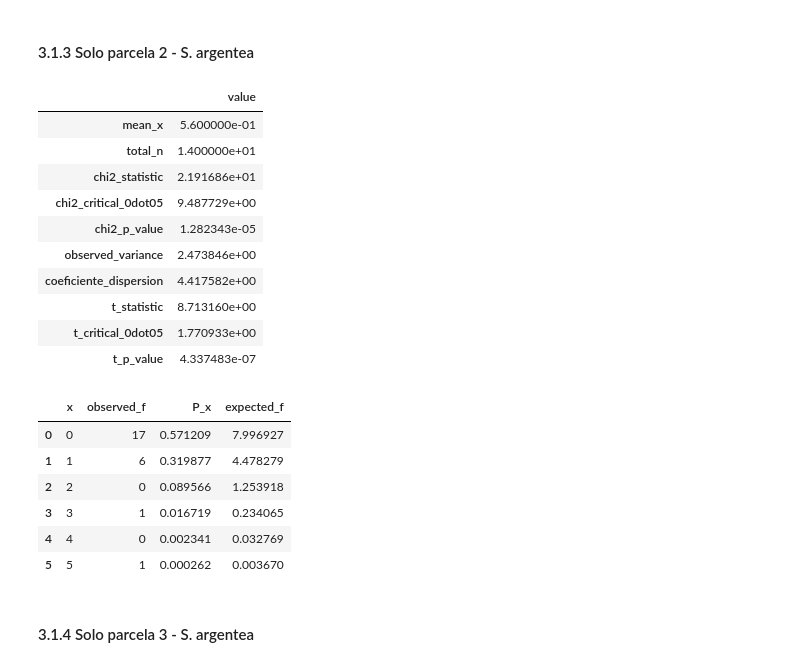
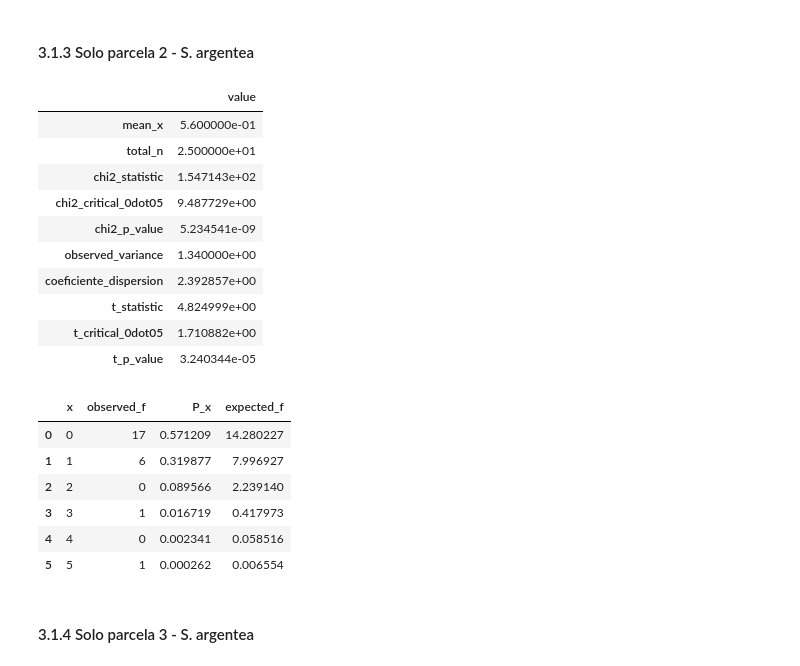
Before and after one commit to hdescobarh/simulaciones-ecologia, a Jupyter notebook: simulation_notebooks_es/distribucion_espacial_especie/distribucion_espacial.ipynb, the cells around one changed output. Drawn from its saved outputs; the diff is of its cells as text; code cells hidden in the pictures.

```diff
--- a/simulation_notebooks_es/distribucion_espacial_especie/distribucion_espacial.ipynb
+++ b/simulation_notebooks_es/distribucion_espacial_especie/distribucion_espacial.ipynb
@@ -77,34 +77,39 @@ $$S = \sqrt{\frac{2}{n-1}}$$
 - $t_obs$ Estádistico t-Student. Grados de libertad: $n-1$.
 $$t_{obs} = \frac{\text{C.D.}-1}{S_e}$$
 # %%
-def do_analysis_argentea(parcelas_df, specie_index: int):
+def do_analysis(parcelas_df: pd.DataFrame, specie_index: int):
     specie = ["individuos_argentea", "individuos_corymbosa"][specie_index]
     mean_individuals = parcelas_df[specie].mean()
-    total_individuals = parcelas_df[specie].sum()
-    all_plots: dict[int, object]= dict(parcelas_df[specie].value_counts())
-    for id in range(0, max(all_plots.keys())):
-        if id not in all_plots.keys():
-            all_plots[id] = 0
-    all_plots_df= pd.DataFrame.from_dict(all_plots, orient="index", columns= ["observed_f"]).sort_index().reset_index()
-    all_plots_df.rename(columns= {"index": "x"}, inplace= True)
+    total_plots = len(parcelas_df.index)
+    frequency_table: dict[int, object]= dict(parcelas_df[specie].value_counts())
+    for id in range(0, max(frequency_table.keys())):
+        if id not in frequency_table.keys():
+            frequency_table[id] = 0
+    frequency_table_df= pd.DataFrame.from_dict(frequency_table, orient="index", columns= ["observed_f"]).sort_index().reset_index()
+    frequency_table_df.rename(columns= {"index": "x"}, inplace= True)
+
     # chi-square test
-    all_plots_df["P_x"] = all_plots_df.apply(lambda row: (np.power(mean_individuals,row.x) / ( np.exp(mean_individuals) *  np.math.factorial(row.x) )), axis=1) # type: ignore
-    all_plots_df["expected_f"] = all_plots_df.apply(lambda row: total_individuals * row.P_x, axis=1) # type: ignore
-    chi2_statistic = all_plots_df.apply(lambda row: (np.power(row.observed_f - row.expected_f, 2))/ row.expected_f, axis=1).sum()/(total_individuals-1)
-    chi2_freedom_degrees = len(all_plots_df.index) - 2 # total categories - 2
+    frequency_table_df["P_x"] = frequency_table_df.apply(lambda row: (np.power(mean_individuals,row.x) / ( np.exp(mean_individuals) *  np.math.factorial(row.x) )), axis=1) # type: ignore
+    frequency_table_df["expected_f"] = frequency_table_df.apply(lambda row: total_plots * row.P_x, axis=1) # type: ignore
+    chi2_statistic = frequency_table_df.apply(lambda row: (np.power(row.observed_f - row.expected_f, 2))/ row.expected_f, axis=1).sum()
+    chi2_freedom_degrees = len(frequency_table_df.index) - 2 # total classes - 2
     chi2_critical = chi2.ppf(0.95, chi2_freedom_degrees)
     chi2_p_value = 1-t.cdf(chi2_statistic, chi2_freedom_degrees)
 
     # t-Student test
-    observed_variance = all_plots_df.apply(lambda row: row.observed_f* np.power((row.x - mean_individuals), 2), axis=1).sum() / (total_individuals-1)
+    observed_variance = frequency_table_df.apply(
+        lambda row: row.observed_f * np.power((row.x - mean_individuals), 2), axis=1
+        ).sum() / (total_plots-1)
     coeficiente_dispersion = observed_variance / mean_individuals
-    t_statistic = (coeficiente_dispersion - 1)/(np.sqrt(2/(total_individuals-1)))
-    t_freedom_degrees = total_individuals-1
+    t_statistic = (coeficiente_dispersion - 1)/(np.sqrt(2/(total_plots-1)))
+    t_freedom_degrees = total_plots-1
     t_critical = t.ppf(0.95, t_freedom_degrees)
     t_p_value = 1-t.cdf(t_statistic, t_freedom_degrees)
+
+    # Summarize
     summary = pd.DataFrame.from_dict({
         "mean_x": mean_individuals,
-        "total_n": total_individuals,
+        "total_n": total_plots,
         "chi2_statistic": chi2_statistic,
         "chi2_critical_0dot05": chi2_critical,
         "chi2_p_value": chi2_p_value,
@@ -114,7 +119,7 @@ def do_analysis_argentea(parcelas_df, specie_index: int):
         "t_critical_0dot05": t_critical,
         "t_p_value": t_p_value
     }, orient = "index", columns = ["value"])
-    output = summary, all_plots_df
+    output = summary, frequency_table_df
     return output
 # %% [markdown]
 ## 3. Resultados
@@ -193,30 +198,30 @@ plot_one_df_argentea
 # %% [markdown]
 #### 3.1.3 Solo parcela 2 - S. argentea
 # %%
-plot_two_summary_argentea, plot_two_df_argentea = do_analysis_argentea(parcelas_df.query("parcela == 2"), 0)
+plot_two_summary_argentea, plot_two_df_argentea = do_analysis(parcelas_df.query("parcela == 2"), 0)
 plot_two_summary_argentea
 # %% [output]
 |  | value |
 | mean_x | 5.600000e-01 |
-| total_n | 1.400000e+01 |
-| chi2_statistic | 2.191686e+01 |
+| total_n | 2.500000e+01 |
+| chi2_statistic | 1.547143e+02 |
 | chi2_critical_0dot05 | 9.487729e+00 |
-| chi2_p_value | 1.282343e-05 |
-| observed_variance | 2.473846e+00 |
-| coeficiente_dispersion | 4.417582e+00 |
-| t_statistic | 8.713160e+00 |
-| t_critical_0dot05 | 1.770933e+00 |
-| t_p_value | 4.337483e-07 |
+| chi2_p_value | 5.234541e-09 |
+| observed_variance | 1.340000e+00 |
+| coeficiente_dispersion | 2.392857e+00 |
+| t_statistic | 4.824999e+00 |
+| t_critical_0dot05 | 1.710882e+00 |
+| t_p_value | 3.240344e-05 |
 # %%
 plot_two_df_argentea
 # %% [output]
 |  | x | observed_f | P_x | expected_f |
-| 0 | 0 | 17 | 0.571209 | 7.996927 |
-| 1 | 1 | 6 | 0.319877 | 4.478279 |
-| 2 | 2 | 0 | 0.089566 | 1.253918 |
-| 3 | 3 | 1 | 0.016719 | 0.234065 |
-| 4 | 4 | 0 | 0.002341 | 0.032769 |
-| 5 | 5 | 1 | 0.000262 | 0.003670 |
+| 0 | 0 | 17 | 0.571209 | 14.280227 |
+| 1 | 1 | 6 | 0.319877 | 7.996927 |
+| 2 | 2 | 0 | 0.089566 | 2.239140 |
+| 3 | 3 | 1 | 0.016719 | 0.417973 |
+| 4 | 4 | 0 | 0.002341 | 0.058516 |
+| 5 | 5 | 1 | 0.000262 | 0.006554 |
 # %% [markdown]
 #### 3.1.4 Solo parcela 3 - S. argentea
 # %%
```
Also changed, not shown: parts of 17 cells of this notebook, 2 other files.
